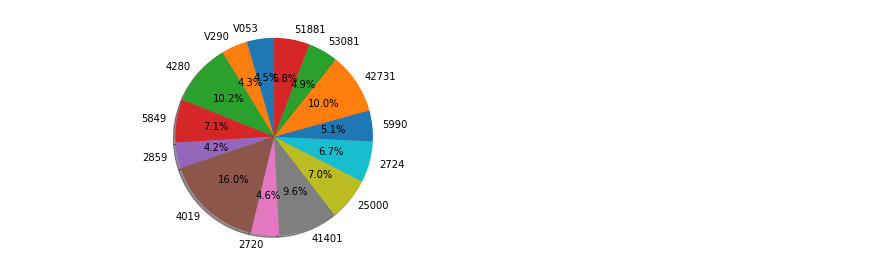
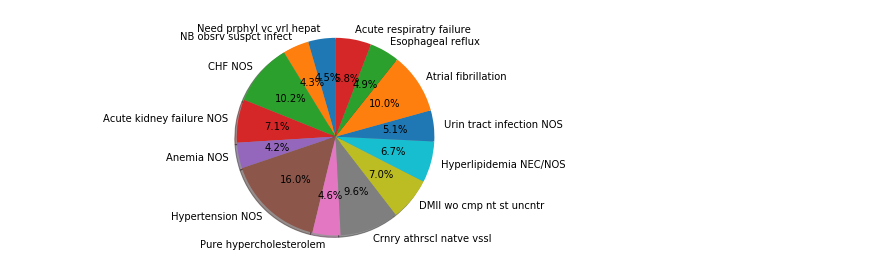
Before and after one commit to kathy908000/Health-Care-Research, a Jupyter notebook: mimiciii_diagnosis_analysis.ipynb, the cells around one changed output. Drawn from its saved outputs; the diff is of its cells as text; code cells hidden in the pictures.

Commit message:
pie chart update

```diff
--- a/mimiciii_diagnosis_analysis.ipynb
+++ b/mimiciii_diagnosis_analysis.ipynb
@@ -35,8 +35,10 @@ print(data)
 #assumed same person not diagnosed  with same disease multiple times = but yes
 #count = number of times a disease is diagnosed
 #print out ,'SHORT_TITLE'
-countdata= data.groupby(['ICD9_CODE'], sort=False).size().reset_index(name='Count')
-#countdata= [data.groupby(['ICD9_CODE'], sort=False).size().reset_index(name='Count')]
+countdata= data.groupby(['ICD9_CODE', 'SHORT_TITLE'], sort=False).size().reset_index(name='Count')
+
+
+#countdata2= [data.groupby(['ICD9_CODE'], sort=False).size().reset_index(name='Count')
 
 print(countdata)
 # %% [output]
@@ -87,13 +111,13 @@ print(piedata)
 # %%
-labels = piedata['ICD9_CODE']
+labels = piedata['SHORT_TITLE']
 #check label number = size number
 #sizes = countdata.loc[countdata['Count']>=3000]
 sizes = piedata['Count']
 fig1, ax1 = plt.subplots()
 ax1.pie(sizes, labels=labels, autopct='%1.1f%%',
         shadow=True, startangle=90)
 ax1.axis('equal')  # Equal aspect ratio ensures that pie is drawn as a circle.
 
 plt.show()
 # %% [output]
-[figure, old version]
+[figure, new version]
```
Also changed, not shown: parts of 8 cells of this notebook, 1 other file.
